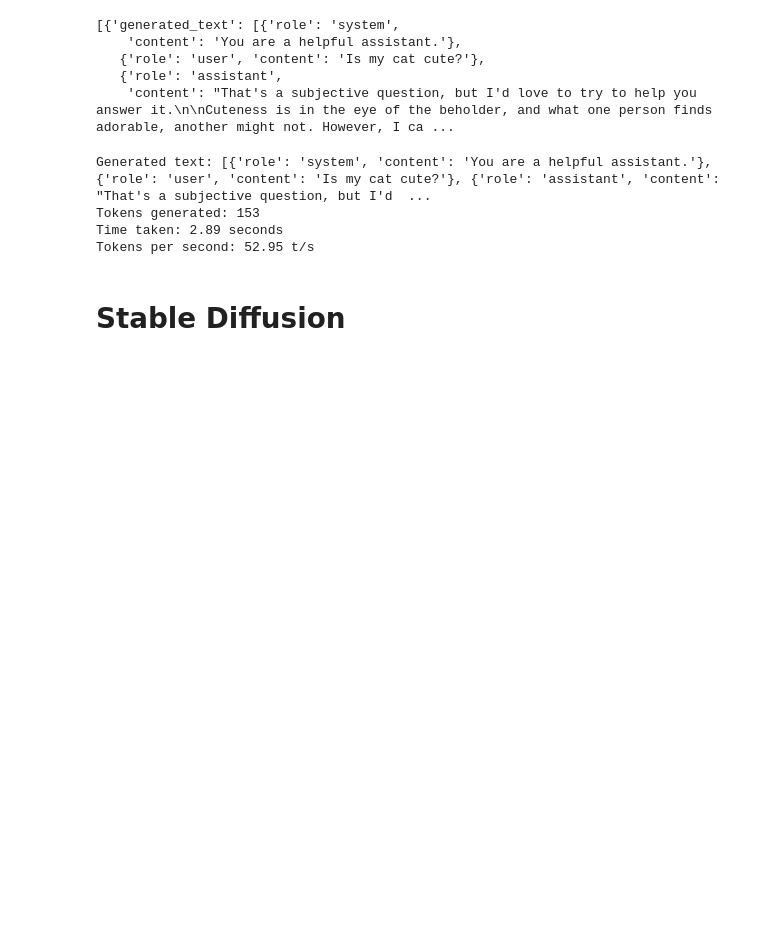
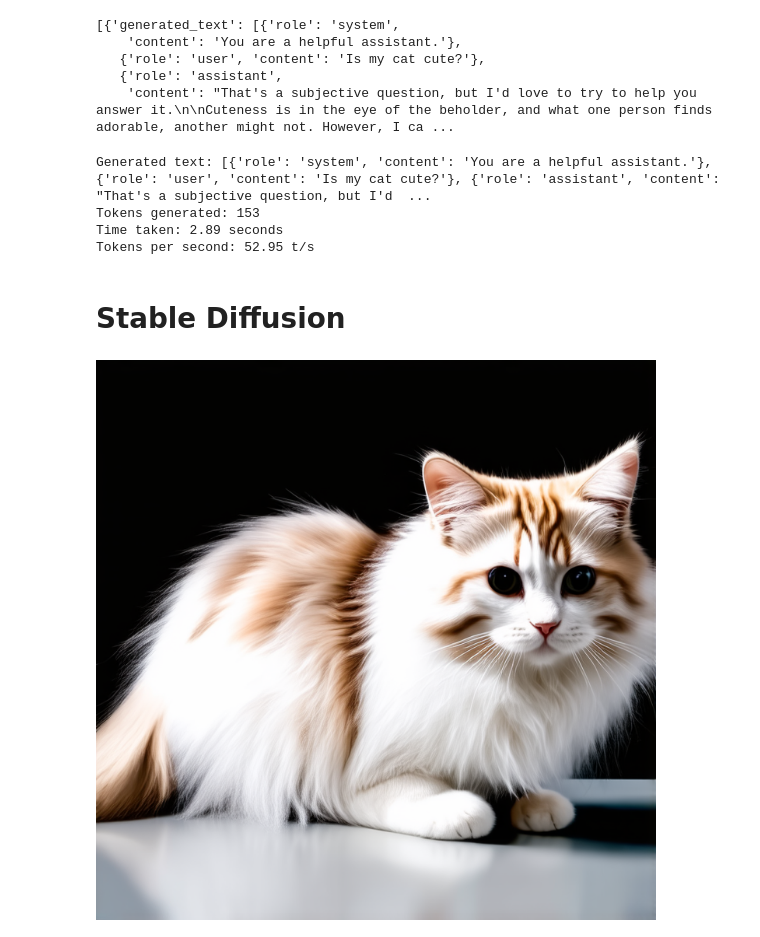
Before and after one commit to wandermyz/GenAIBookLearn, a Jupyter notebook: playground-cuda.ipynb, the cells around one changed output. Drawn from its saved outputs; the diff is of its cells as text; code cells hidden in the pictures; blank space fills up the shorter version.

Commit message:
Cuda stable diffusion

```diff
--- a/playground-cuda.ipynb
+++ b/playground-cuda.ipynb
@@ -57,14 +57,23 @@ Tokens per second: 52.95 t/s
 # %%
 import torch
 from diffusers import StableDiffusion3Pipeline
 
-pipe = StableDiffusion3Pipeline.from_pretrained("stabilityai/stable-diffusion-3-medium-diffusers", torch_dtype=torch.float16)
+pipe = StableDiffusion3Pipeline.from_pretrained("stabilityai/stable-diffusion-3-medium-diffusers",
+                                                torch_dtype=torch.float16,
+                                                text_encoder_3=None,
+                                                )
 pipe = pipe.to("cuda")
+# pipe.enable_attention_slicing()
+# pipe.enable_sequential_cpu_offload()
 
 image = pipe(
-    "A cat holding a sign that says hello world",
+    "cat, white and brown, long hair, fluffy tail",
     negative_prompt="",
     num_inference_steps=28,
     guidance_scale=7.0,
+    width=720,
+    height=720
 ).images[0]
 image
+# %% [output]
+[figure, added]
```
Also changed, not shown: 1 other file.
